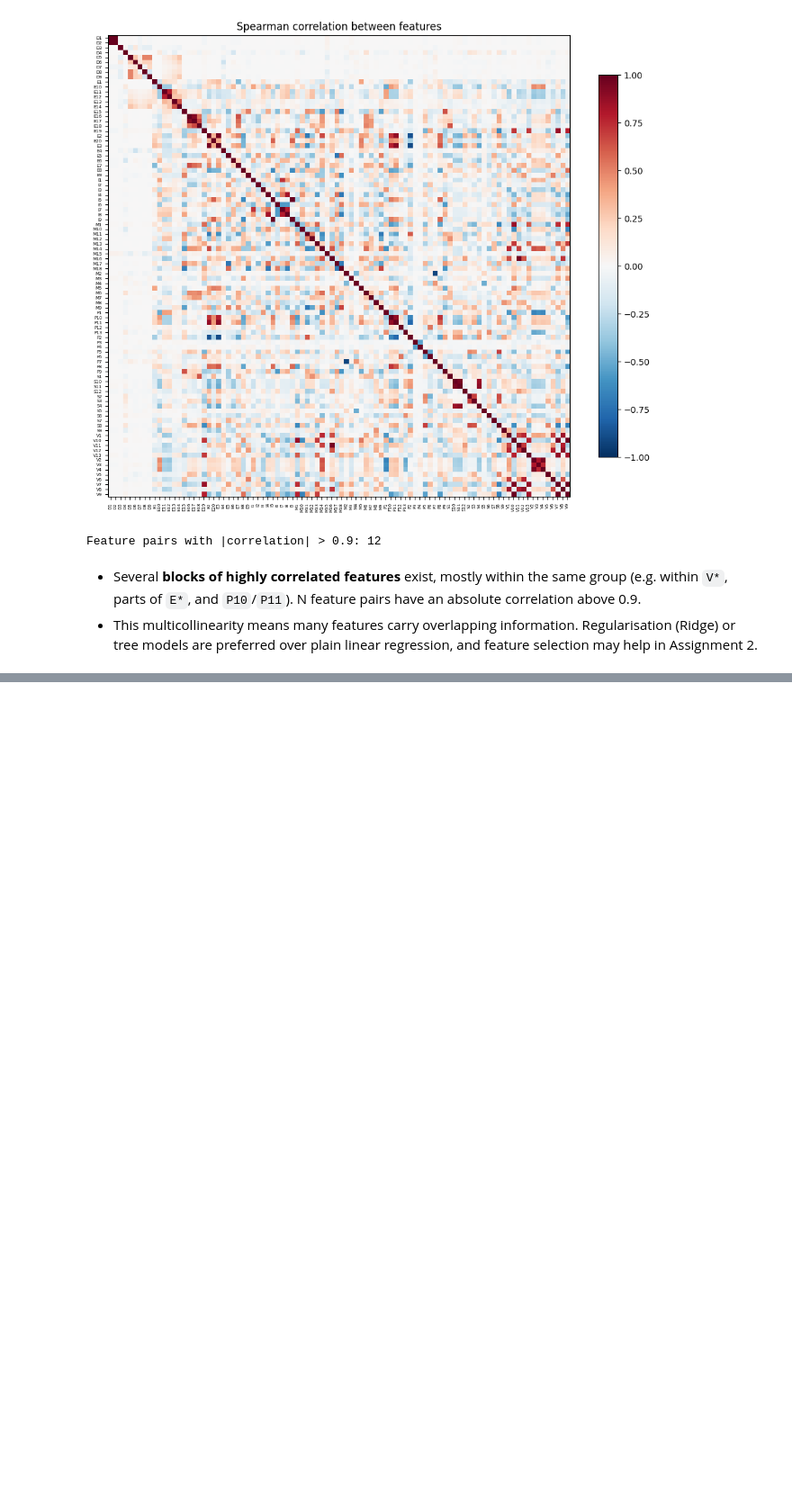
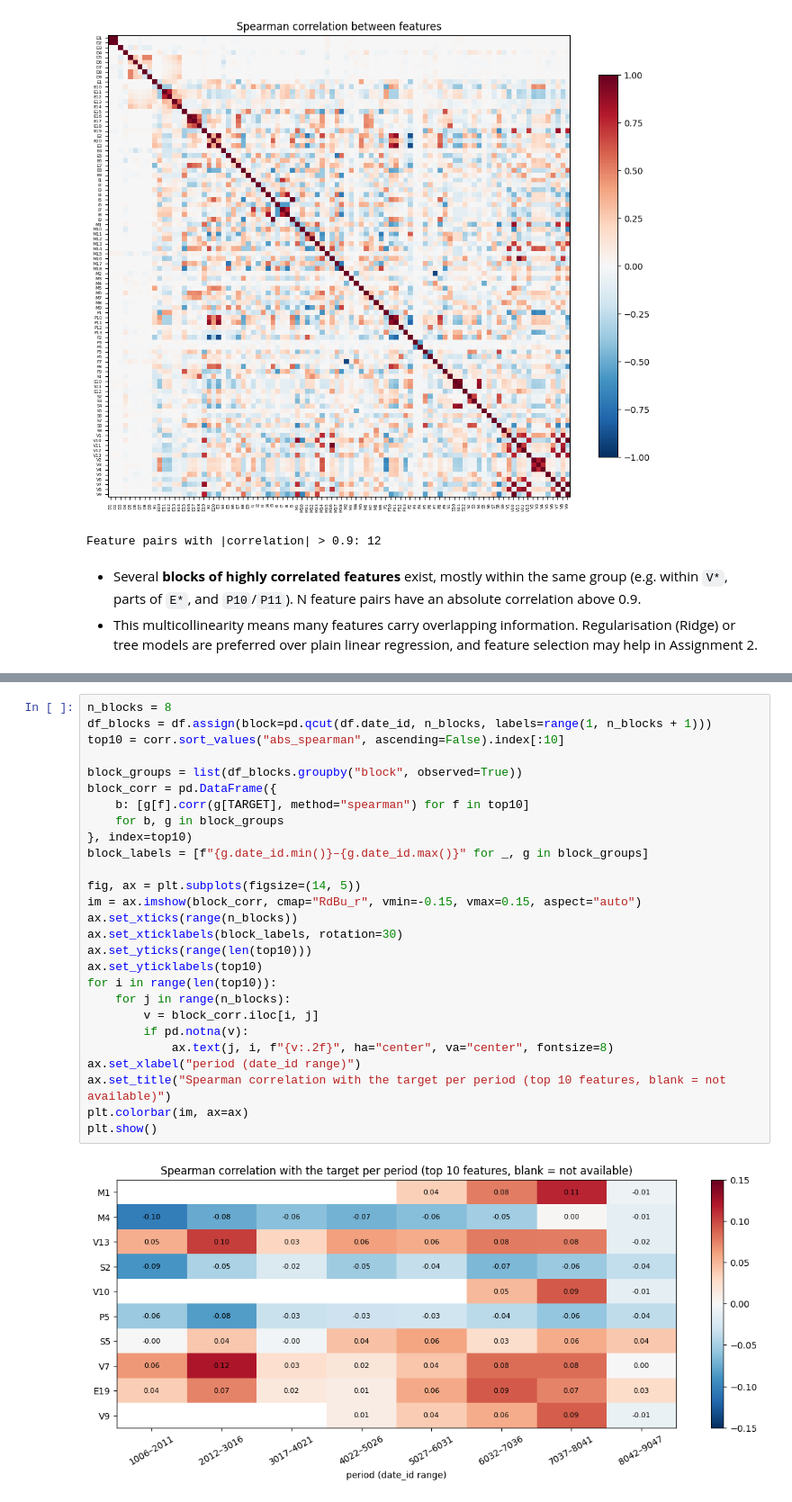
Before and after one commit to ceng313-2026/GROUP59_CENG313, a Jupyter notebook: assignment1_eda_baseline.ipynb, the cells around one changed output, grey strips where cells are left out. Shown at 90% size. Saved outputs shown, nothing was run; the diff lists cells and outputs as text; blank space fills up the shorter version.

Commit message:
Add stability analysis of feature-target relationships

```diff
--- a/assignment1_eda_baseline.ipynb
+++ b/assignment1_eda_baseline.ipynb
@@ -345,0 +349,29 @@ Feature pairs with |correlation| > 0.9: 12
+# %%
+n_blocks = 8
+df_blocks = df.assign(block=pd.qcut(df.date_id, n_blocks, labels=range(1, n_blocks + 1)))
+top10 = corr.sort_values("abs_spearman", ascending=False).index[:10]
+
+block_groups = list(df_blocks.groupby("block", observed=True))
+block_corr = pd.DataFrame({
+    b: [g[f].corr(g[TARGET], method="spearman") for f in top10]
+    for b, g in block_groups
+}, index=top10)
+block_labels = [f"{g.date_id.min()}–{g.date_id.max()}" for _, g in block_groups]
+
+fig, ax = plt.subplots(figsize=(14, 5))
+im = ax.imshow(block_corr, cmap="RdBu_r", vmin=-0.15, vmax=0.15, aspect="auto")
+ax.set_xticks(range(n_blocks))
+ax.set_xticklabels(block_labels, rotation=30)
+ax.set_yticks(range(len(top10)))
+ax.set_yticklabels(top10)
+for i in range(len(top10)):
+    for j in range(n_blocks):
+        v = block_corr.iloc[i, j]
+        if pd.notna(v):
+            ax.text(j, i, f"{v:.2f}", ha="center", va="center", fontsize=8)
+ax.set_xlabel("period (date_id range)")
+ax.set_title("Spearman correlation with the target per period (top 10 features, blank = not available)")
+plt.colorbar(im, ax=ax)
+plt.show()
+# %% [output]
+[figure, added]
```
Also changed, not shown: parts of 7 cells of this notebook.
